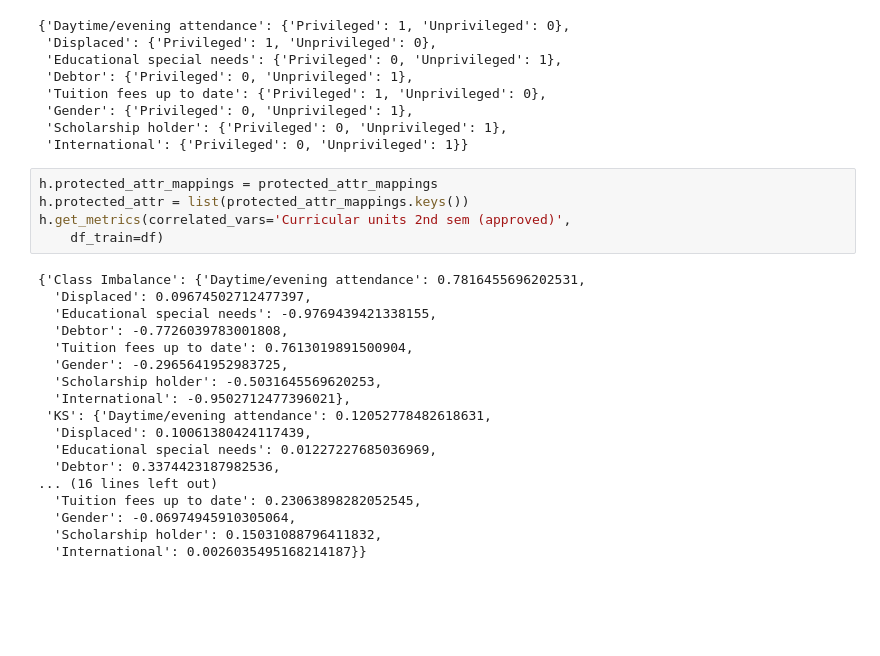
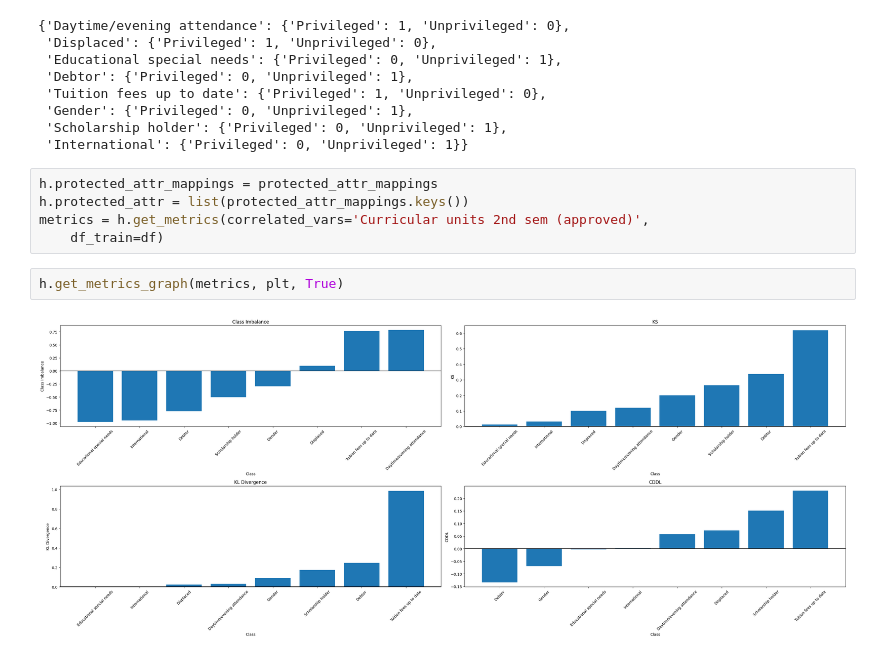
Before and after one commit to diegodimer/SBCAS2025, a Jupyter notebook: notebooks-defaultDataset/dropout.ipynb, the cells around one changed output. Drawn from its saved outputs; the diff is of its cells as text; blank space fills up the shorter version.

```diff
--- a/notebooks-defaultDataset/dropout.ipynb
+++ b/notebooks-defaultDataset/dropout.ipynb
@@ -74,23 +74,9 @@ protected_attr_mappings
 # %%
 h.protected_attr_mappings = protected_attr_mappings
 h.protected_attr = list(protected_attr_mappings.keys())
-h.get_metrics(correlated_vars='Curricular units 2nd sem (approved)',
+metrics = h.get_metrics(correlated_vars='Curricular units 2nd sem (approved)',
     df_train=df)
-# %% [output]
-{'Class Imbalance': {'Daytime/evening attendance': 0.7816455696202531,
-  'Displaced': 0.09674502712477397,
-  'Educational special needs': -0.9769439421338155,
-  'Debtor': -0.7726039783001808,
-  'Tuition fees up to date': 0.7613019891500904,
-  'Gender': -0.2965641952983725,
-  'Scholarship holder': -0.5031645569620253,
-  'International': -0.9502712477396021},
- 'KS': {'Daytime/evening attendance': 0.12052778482618631,
-  'Displaced': 0.10061380424117439,
-  'Educational special needs': 0.01227227685036969,
-  'Debtor': 0.3374423187982536,
-... (16 lines left out)
-  'Tuition fees up to date': 0.23063898282052545,
-  'Gender': -0.06974945910305064,
-  'Scholarship holder': 0.15031088796411832,
-  'International': 0.0026035495168214187}}
+# %%
+h.get_metrics_graph(metrics, plt, True)
+# %% [output]
+[figure, added]
```
Also changed, not shown: 3 other files.
